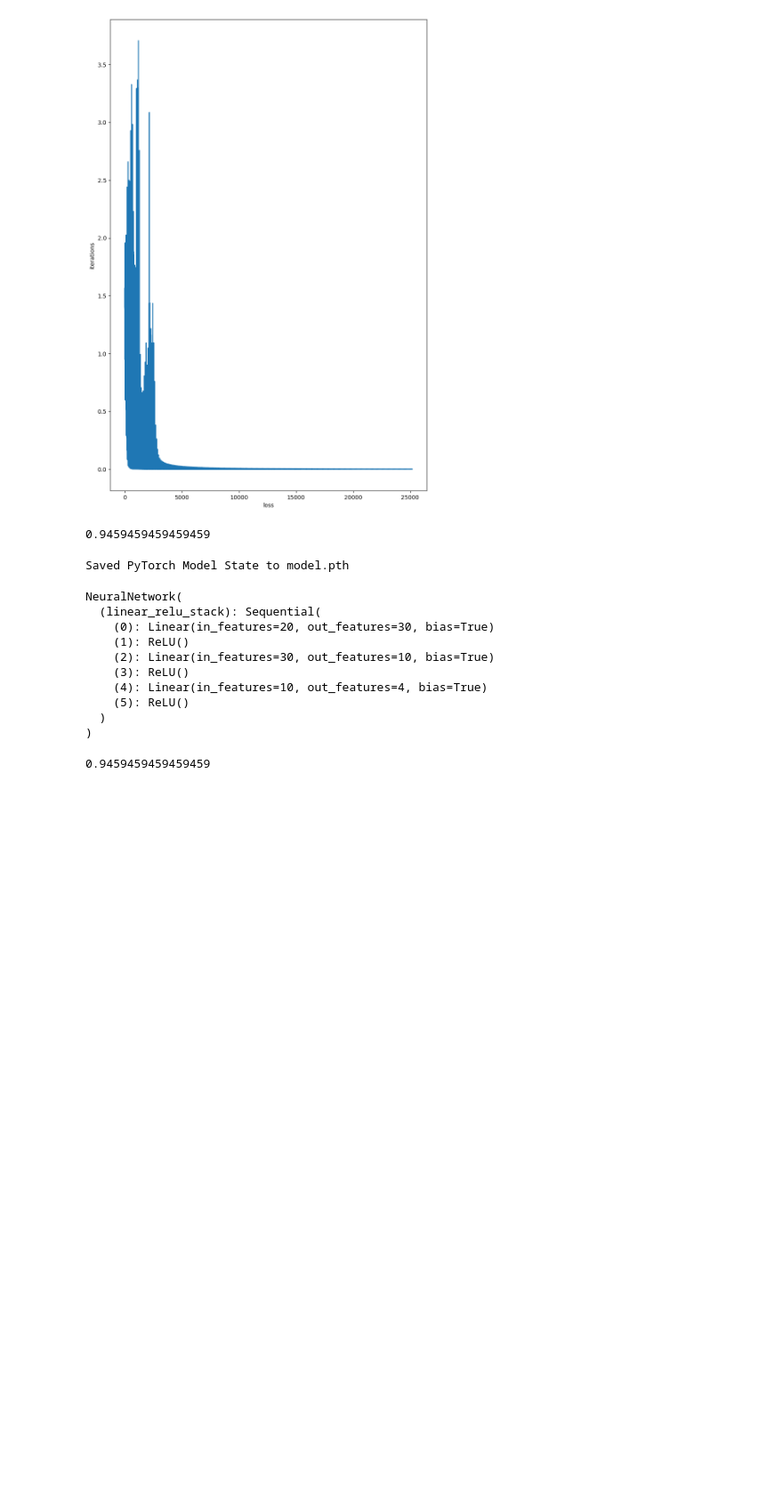
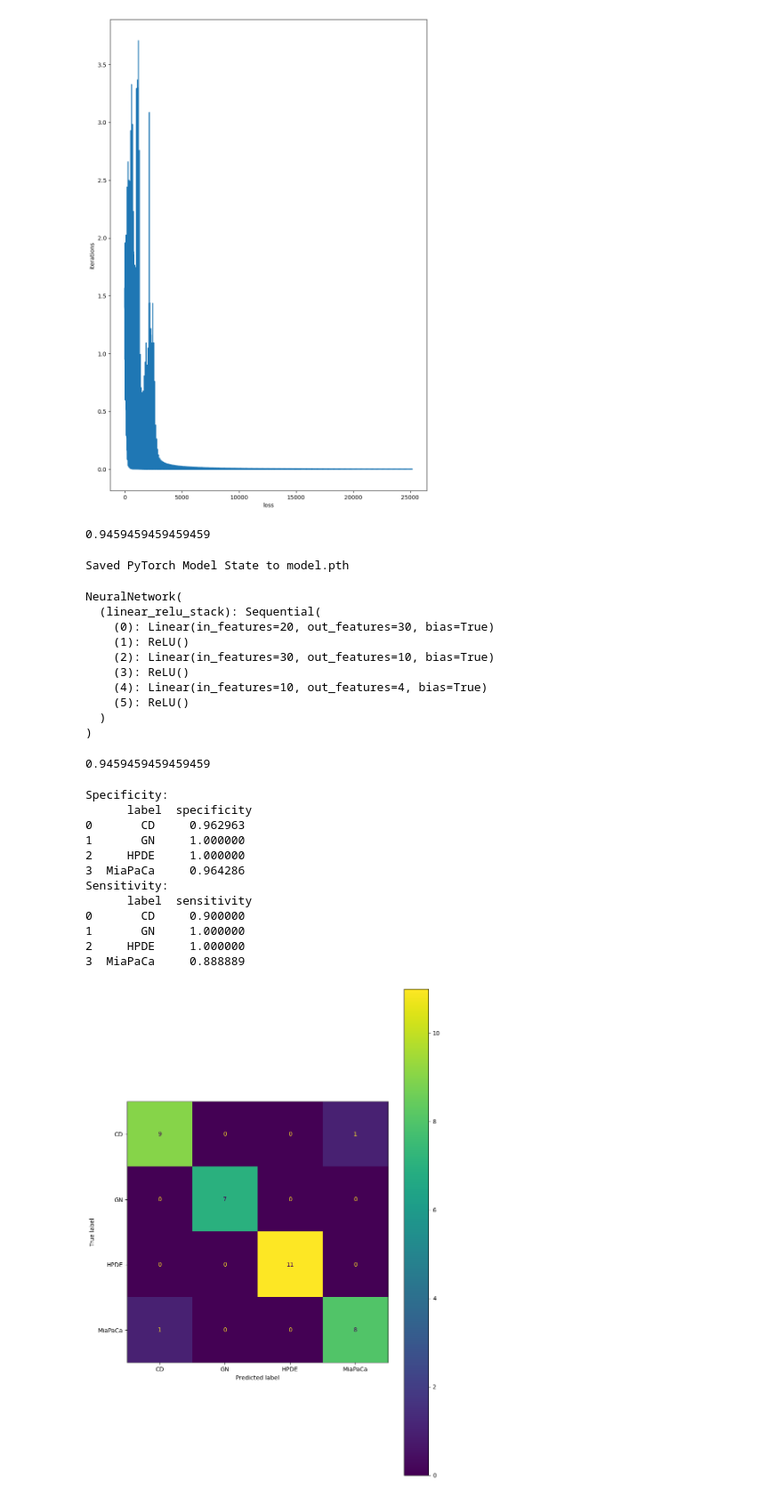
Before and after one commit to kpark11/Springboard, a Jupyter notebook: Capstone-Project/SERS_Raman_Pancreatic_Cancer/SERS_Raman_Pancreatic_Cancer.ipynb, the cells around one changed output. Shown at 89% size. Drawn from its saved outputs; the diff is of its cells as text; code cells hidden in the pictures; blank space fills up the shorter version.

```diff
--- a/Capstone-Project/SERS_Raman_Pancreatic_Cancer/SERS_Raman_Pancreatic_Cancer.ipynb
+++ b/Capstone-Project/SERS_Raman_Pancreatic_Cancer/SERS_Raman_Pancreatic_Cancer.ipynb
@@ -891,10 +891,12 @@ def train_loop(X, y, model, epoch, batch, loss_fn, optimizer, printFn=True):
 
 def testing(X_test,y_test,printFn=True):
     correct = 0
+    preds = []
     for i in range(X_test.shape[0]):
         logits = model(X_test[i,:])
         pred_probab = nn.Softmax(dim=0)(logits)
         y_pred = pred_probab.argmax(0)
+        preds.append(y_pred)
         if printFn==True:
             print(f"Predicted class: {y_pred}")
             print(f"Actual class: {y_test.iloc[i]}")
@@ -910,7 +912,7 @@ def testing(X_test,y_test,printFn=True):
             print('-'*100, '\n')
         else:
             pass
-    return correct/(i+1)
+    return correct/(i+1), preds
 
 def turnYinto(y):
     Y = []
@@ -976,7 +978,43 @@ NeuralNetwork(
   )
 )
 # %%
-accuracy = testing(X_test,y_test,printFn=False)
+accuracy,preds = testing(X_test,y_test,printFn=False)
 print(accuracy)
 # %% [output]
 0.9459459459459459
+# %%
+from sklearn import metrics
+
+from sklearn.metrics import precision_recall_fscore_support
+res = []
+for l in [0,1,2,3]:
+     prec,recall,_,_ = precision_recall_fscore_support(np.array(y_test)==l,
+                                                  np.array(preds)==l,
+                                                  pos_label=True,average=None)
+     res.append([l,recall[0],recall[1]])
+
+statistics_df = pd.DataFrame(res,columns = ['class','specificity','sensitivity'])
+statistics_df['label'] = statistics_df['class'].apply(lambda x: 'CD' if x==0 else 'GN' if x==1 else 'HPDE' if x==2 else 'MiaPaCa')
+
+confusion_matrix = metrics.confusion_matrix(y_test.values.ravel(), np.array(preds),labels=[0,1,2,3])
+
+print('Specificity: \n', statistics_df[['label','specificity']])
+print('Sensitivity: \n', statistics_df[['label','sensitivity']])
+
+cm_display = metrics.ConfusionMatrixDisplay(confusion_matrix = confusion_matrix, display_labels = statistics_df['label'].to_list())
+cm_display.plot()
+plt.show()
+# %% [output]
+Specificity:
+      label  specificity
+0       CD     0.962963
+1       GN     1.000000
+2     HPDE     1.000000
+3  MiaPaCa     0.964286
+Sensitivity:
+      label  sensitivity
+0       CD     0.900000
+1       GN     1.000000
+2     HPDE     1.000000
+3  MiaPaCa     0.888889
+[figure, added]
```
Also changed, not shown: parts of 1 cell of this notebook, 1 other file.
